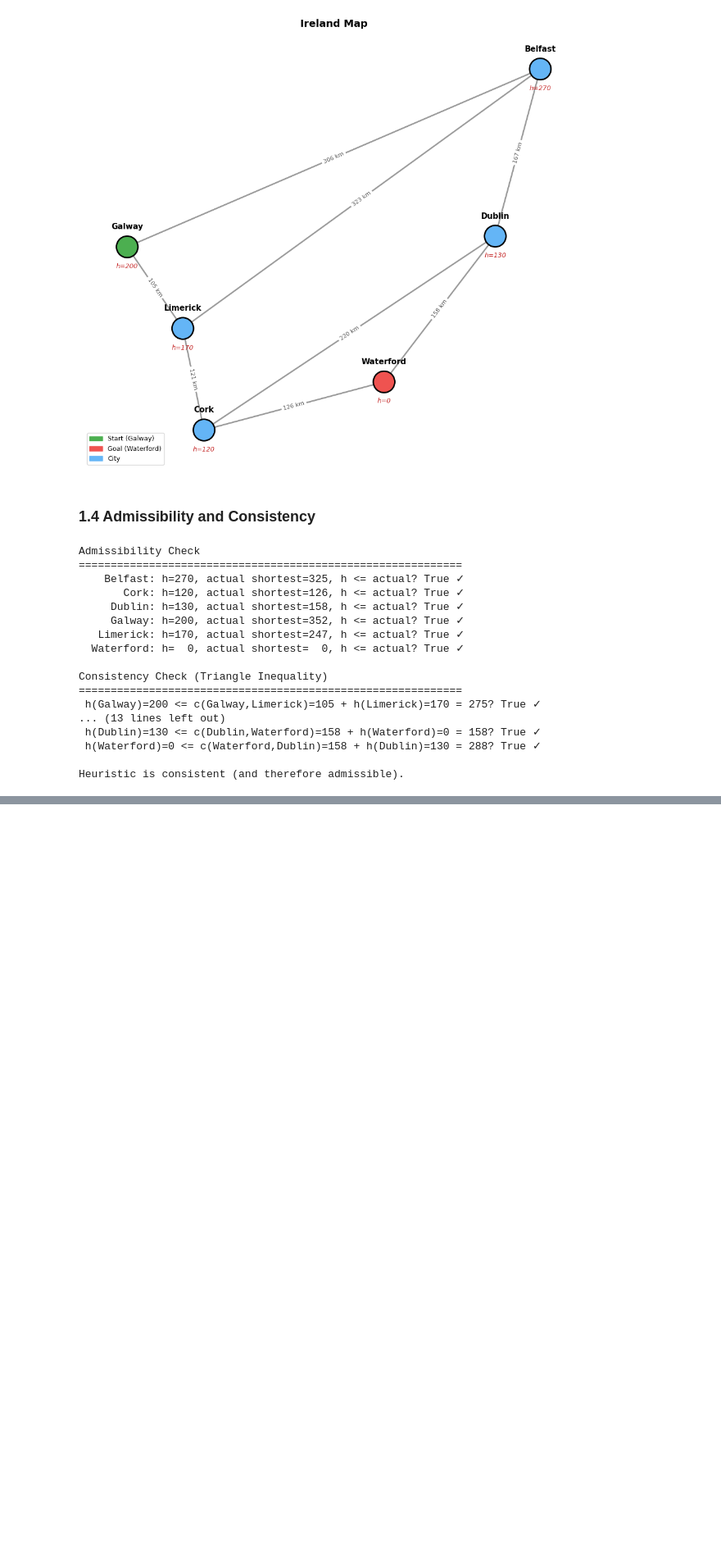
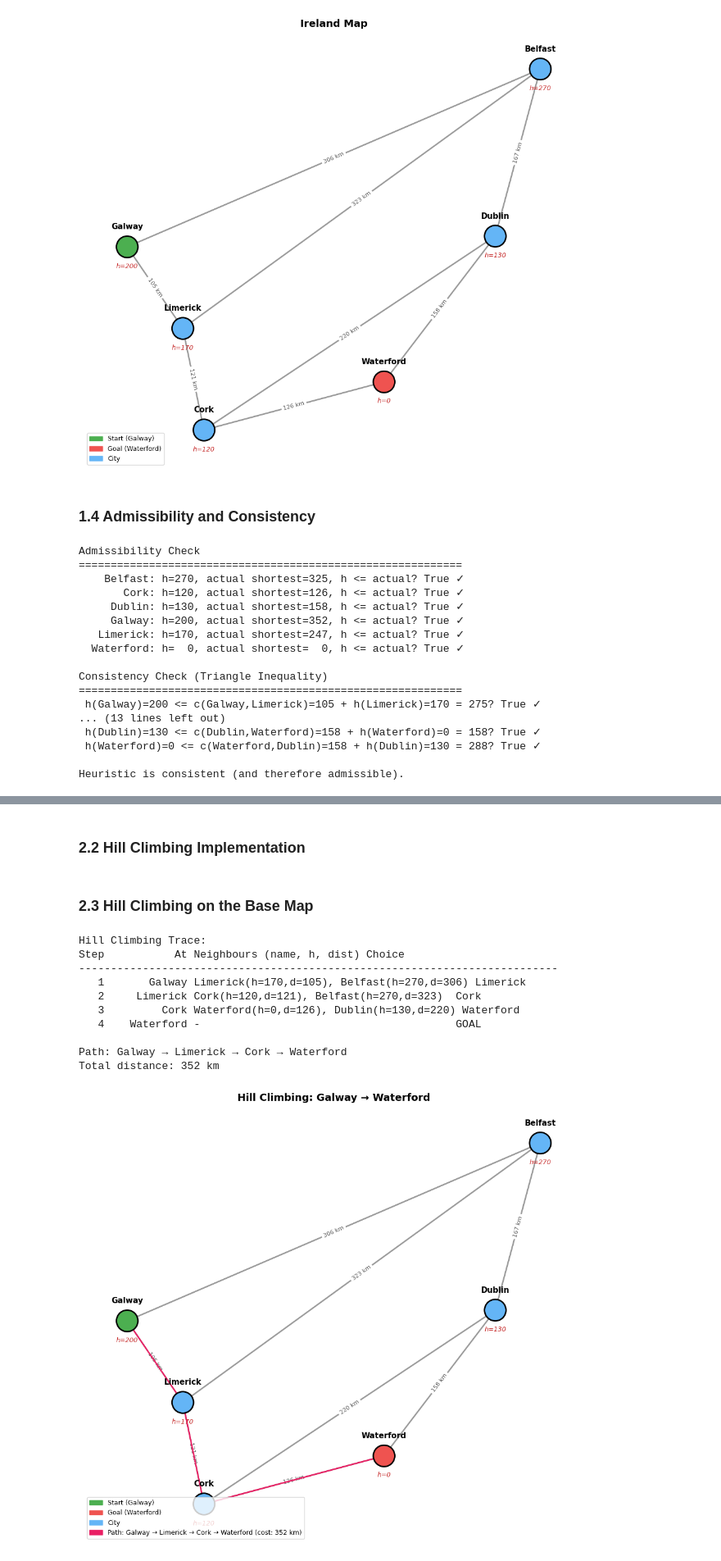
Before and after one commit to HaoYuYong/ARTIFICIAL-INTELLIGENCE, a Jupyter notebook: Lab8.ipynb, the cells around one changed output, grey strips where cells are left out. Shown at 82% size. Drawn from its saved outputs; the diff is of its cells as text; code cells hidden in the pictures; blank space fills up the shorter version.

Commit message:
Lab 8 - Part 2: Hill Climbing (Steepest Ascent)

```diff
--- a/Lab8.ipynb
+++ b/Lab8.ipynb
@@ -211,0 +228,2 @@ Heuristic is consistent (and therefore admissible).
+# %% [markdown]
+### 2.2 Hill Climbing Implementation
@@ -211,0 +280,32 @@ Heuristic is consistent (and therefore admissible).
+# %% [markdown]
+### 2.3 Hill Climbing on the Base Map
+# %%
+# TODO: Run the Hill Climbing search implemented in 2.2
+hc_path, hc_cost, hc_found, hc_trace = hill_climbing(ireland, heuristic, 'Galway', 'Waterford')
+
+
+print("Hill Climbing Trace:")
+print(f"{'Step':>4} {'At':>12} {'Neighbours (name, h, dist)':} {'Choice':}")
+print("-" * 75)
+for i, step in enumerate(hc_trace):
+    nbrs = ', '.join(f"{n}(h={h},d={d})" for n, h, d in step['neighbors']) if step['neighbors'] else '-'
+    print(f"{i+1:>4} {step['node']:>12} {nbrs:<40} {step['choice']}")
+
+print(f"\nPath: {' → '.join(hc_path)}")
+print(f"Total distance: {hc_cost} km")
+
+draw_ireland(ireland, ireland_pos, heuristic,
+            title='Hill Climbing: Galway → Waterford',
+            highlight_path=hc_path, highlight_cost=hc_cost)
+# %% [output]
+Hill Climbing Trace:
+Step           At Neighbours (name, h, dist) Choice
+---------------------------------------------------------------------------
+   1       Galway Limerick(h=170,d=105), Belfast(h=270,d=306) Limerick
+   2     Limerick Cork(h=120,d=121), Belfast(h=270,d=323)  Cork
+   3         Cork Waterford(h=0,d=126), Dublin(h=130,d=220) Waterford
+   4    Waterford -                                        GOAL
+
+Path: Galway → Limerick → Cork → Waterford
+Total distance: 352 km
+[figure, added]
```
Also changed, not shown: parts of 7 cells of this notebook.
